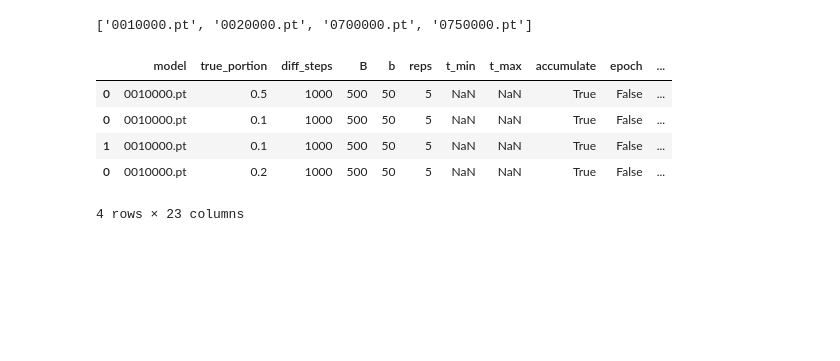
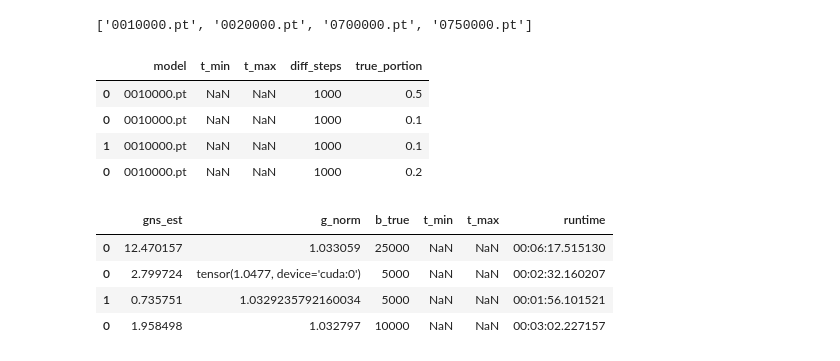
Before and after one commit to Longzz0824/Critical-Multitask-Batch-Sizes-in-Diffusion-Models, a Jupyter notebook: test.ipynb, the cells around one changed output. Saved outputs shown, nothing was run; the diff lists cells and outputs as text; code cells hidden in the pictures; blank space fills up the shorter version.

```diff
--- a/test.ipynb
+++ b/test.ipynb
@@ -52,13 +53,21 @@ def compare_estimation_parameters(
 # %%
 path = EXPR_DIR / "1_true_grad_accuracy/results/"
 files = [path / file for file in os.listdir(path)]
-df = pd.concat([csv_log_to_dataframe(file, raw=True) for file in files])
+df = pd.concat([csv_log_to_dataframe(file, split=True) for file in files])
 # %%
-df
+meta, param, res = split_dataframe(df)
+param
 # %% [output]
-|  | model | true_portion | diff_steps | B | b | reps | t_min | t_max | accumulate | epoch | ... |
-| 0 | 0010000.pt | 0.5 | 1000 | 500 | 50 | 5 | NaN | NaN | True | False | ... |
-| 0 | 0010000.pt | 0.1 | 1000 | 500 | 50 | 5 | NaN | NaN | True | False | ... |
-| 1 | 0010000.pt | 0.1 | 1000 | 500 | 50 | 5 | NaN | NaN | True | False | ... |
-| 0 | 0010000.pt | 0.2 | 1000 | 500 | 50 | 5 | NaN | NaN | True | False | ... |
+|  | model | t_min | t_max | diff_steps | true_portion |
+| 0 | 0010000.pt | NaN | NaN | 1000 | 0.5 |
+| 0 | 0010000.pt | NaN | NaN | 1000 | 0.1 |
+| 1 | 0010000.pt | NaN | NaN | 1000 | 0.1 |
+| 0 | 0010000.pt | NaN | NaN | 1000 | 0.2 |
-4 rows × 23 columns
+# %%
+res
+# %% [output]
+|  | gns_est | g_norm | b_true | t_min | t_max | runtime |
+| 0 | 12.470157 | 1.033059 | 25000 | NaN | NaN | 00:06:17.515130 |
+| 0 | 2.799724 | tensor(1.0477, device='cuda:0') | 5000 | NaN | NaN | 00:02:32.160207 |
+| 1 | 0.735751 | 1.0329235792160034 | 5000 | NaN | NaN | 00:01:56.101521 |
+| 0 | 1.958498 | 1.032797 | 10000 | NaN | NaN | 00:03:02.227157 |
```
Also changed, not shown: parts of 3 cells of this notebook, 9 other files.
